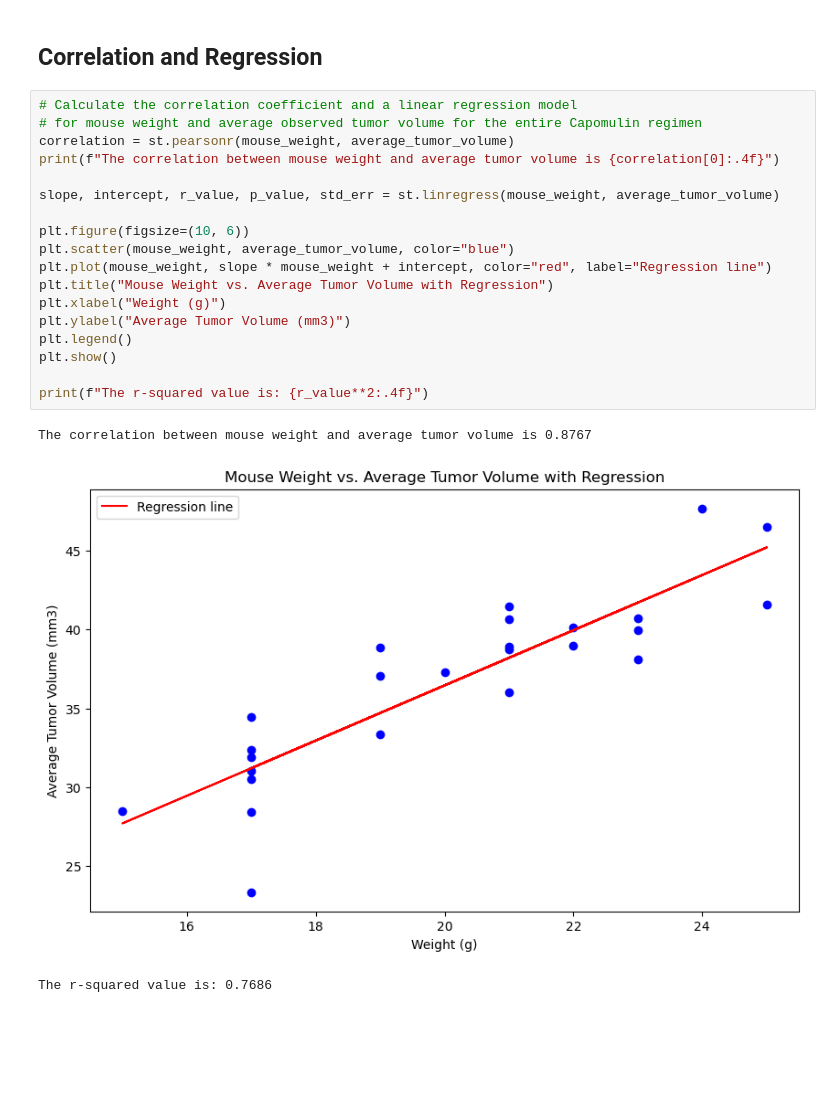
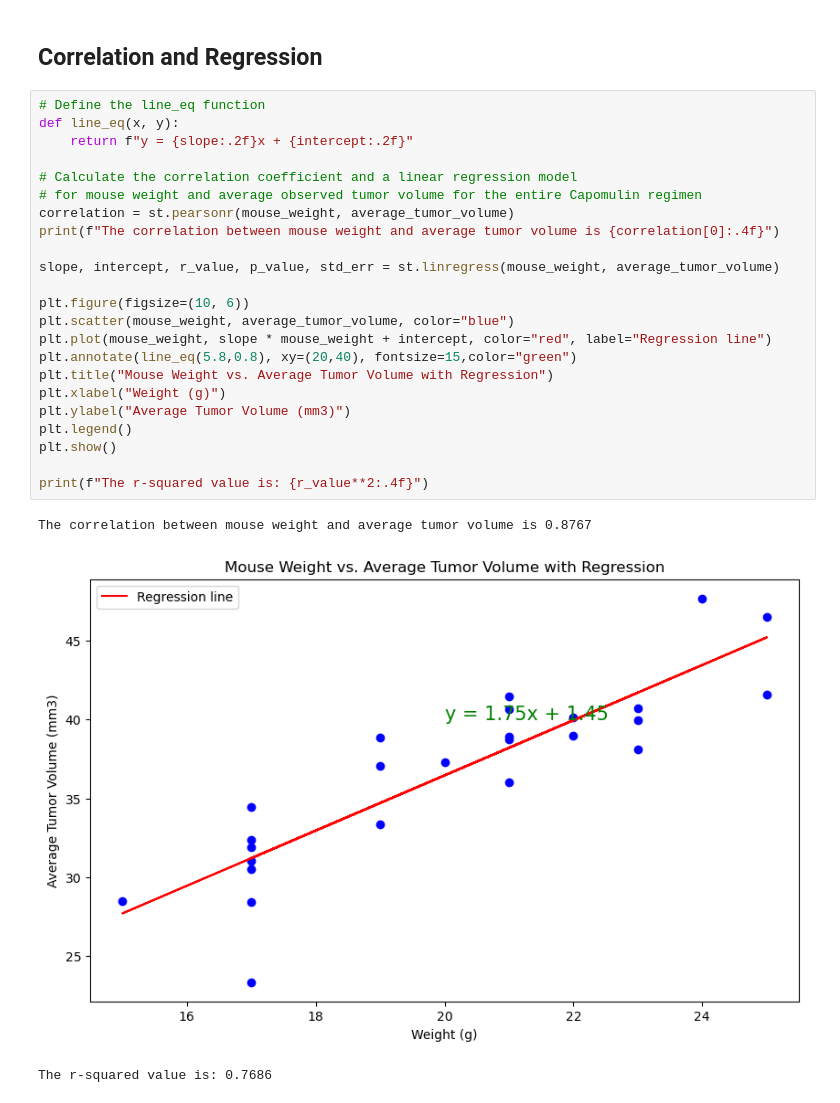
Before and after one commit to Yelemam/Data_Visualization_Challenge, a Jupyter notebook: Pymaceuticals/pymaceuticals.ipynb, the cells around one changed output. Cells and saved outputs as stored; diff of their text form; blank space fills up the shorter version.

```diff
--- a/Pymaceuticals/pymaceuticals.ipynb
+++ b/Pymaceuticals/pymaceuticals.ipynb
@@ -448,24 +448,29 @@ plt.show()
 # %% [markdown]
 ## Correlation and Regression
 # %%
+# Define the line_eq function
+def line_eq(x, y):
+    return f"y = {slope:.2f}x + {intercept:.2f}"
+
 # Calculate the correlation coefficient and a linear regression model
 # for mouse weight and average observed tumor volume for the entire Capomulin regimen
 correlation = st.pearsonr(mouse_weight, average_tumor_volume)
 print(f"The correlation between mouse weight and average tumor volume is {correlation[0]:.4f}")
 
 slope, intercept, r_value, p_value, std_err = st.linregress(mouse_weight, average_tumor_volume)
 
 plt.figure(figsize=(10, 6))
 plt.scatter(mouse_weight, average_tumor_volume, color="blue")
 plt.plot(mouse_weight, slope * mouse_weight + intercept, color="red", label="Regression line")
+plt.annotate(line_eq(5.8,0.8), xy=(20,40), fontsize=15,color="green")
 plt.title("Mouse Weight vs. Average Tumor Volume with Regression")
 plt.xlabel("Weight (g)")
 plt.ylabel("Average Tumor Volume (mm3)")
 plt.legend()
 plt.show()
 
 print(f"The r-squared value is: {r_value**2:.4f}")
 # %% [output]
 The correlation between mouse weight and average tumor volume is 0.8767
-[figure, old version]
+[figure, new version]
 The r-squared value is: 0.7686
```
Also changed, not shown: parts of 1 cell of this notebook.
